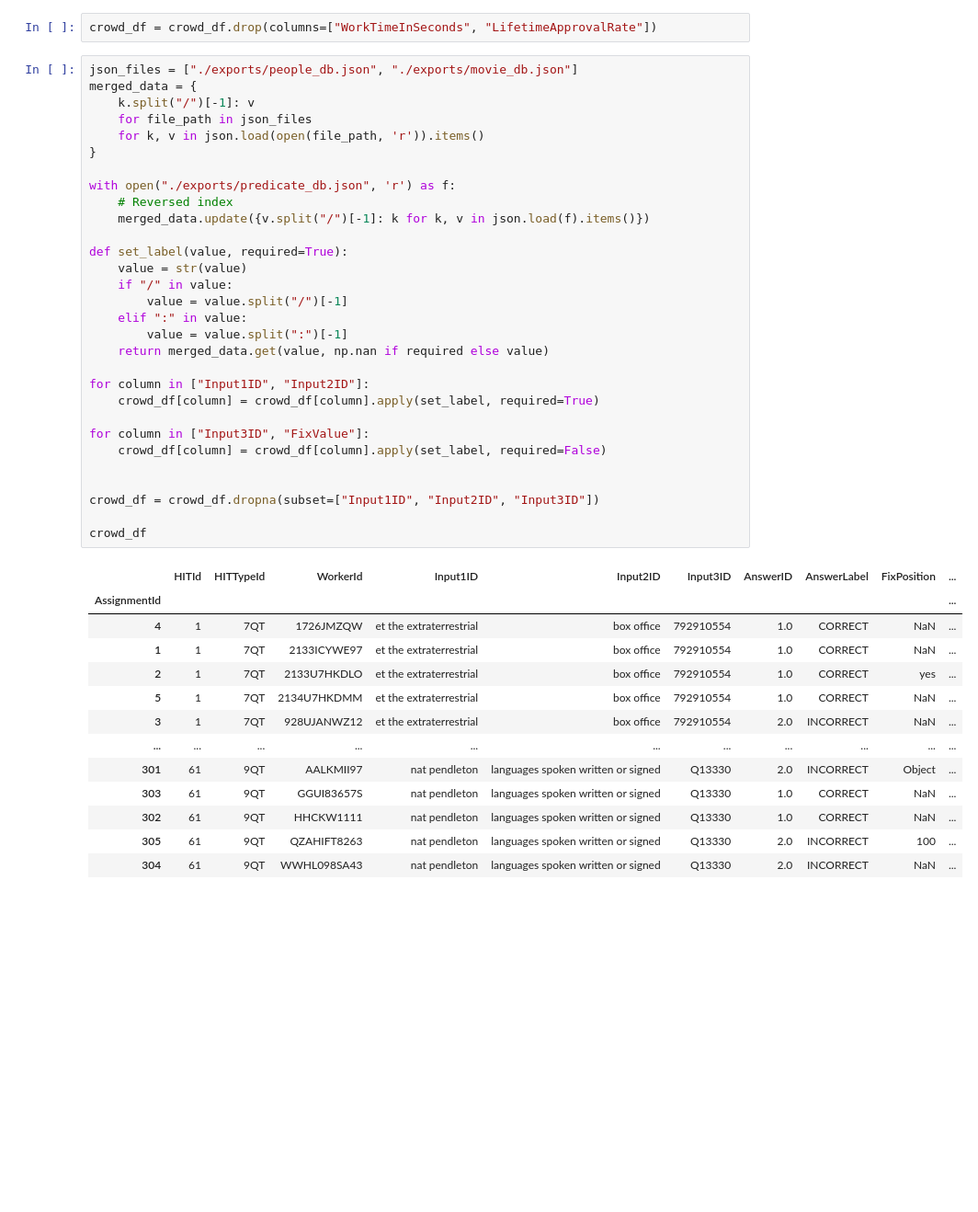
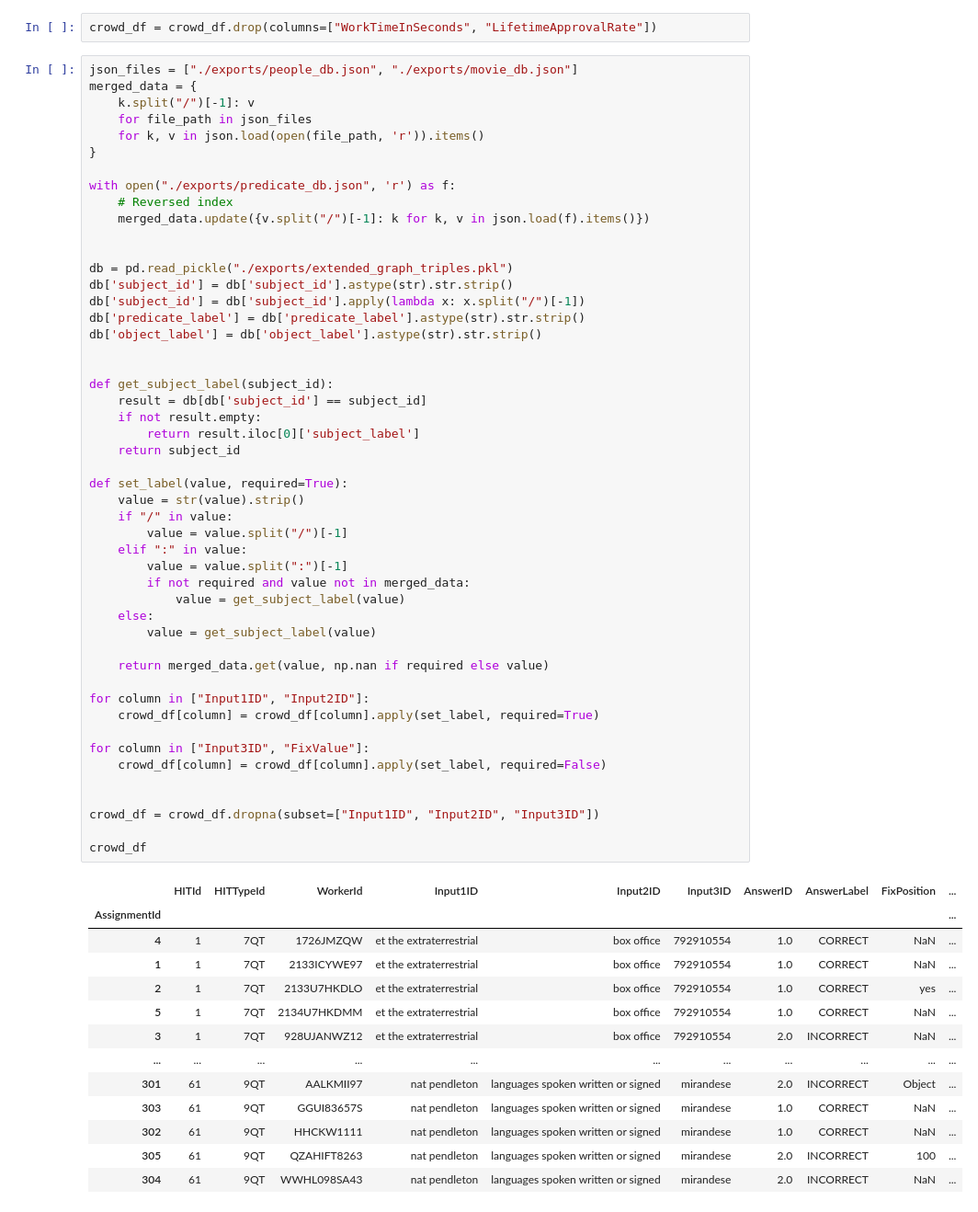
Before and after one commit to random9nessss/HS-24-Advanced-Topics-in-Artificial-Intelligence, a Jupyter notebook: development/crowd_source_2.ipynb, the cells around one changed output. Shown at 92% size. Drawn from its saved outputs; the diff is of its cells as text; blank space fills up the shorter version.

```diff
--- a/development/crowd_source_2.ipynb
+++ b/development/crowd_source_2.ipynb
@@ -106,39 +105,58 @@ merged_data = {
 with open("./exports/predicate_db.json", 'r') as f:
     # Reversed index
     merged_data.update({v.split("/")[-1]: k for k, v in json.load(f).items()})
 
+
+db = pd.read_pickle("./exports/extended_graph_triples.pkl")
+db['subject_id'] = db['subject_id'].astype(str).str.strip()
+db['subject_id'] = db['subject_id'].apply(lambda x: x.split("/")[-1])
+db['predicate_label'] = db['predicate_label'].astype(str).str.strip()
+db['object_label'] = db['object_label'].astype(str).str.strip()
+
+
+def get_subject_label(subject_id):
+    result = db[db['subject_id'] == subject_id]
+    if not result.empty:
+        return result.iloc[0]['subject_label']
+    return subject_id
+
 def set_label(value, required=True):
-    value = str(value)
+    value = str(value).strip()
     if "/" in value:
         value = value.split("/")[-1]
     elif ":" in value:
         value = value.split(":")[-1]
+        if not required and value not in merged_data:
+            value = get_subject_label(value)
+    else:
+        value = get_subject_label(value)
+
     return merged_data.get(value, np.nan if required else value)
 
 for column in ["Input1ID", "Input2ID"]:
     crowd_df[column] = crowd_df[column].apply(set_label, required=True)
 
 for column in ["Input3ID", "FixValue"]:
     crowd_df[column] = crowd_df[column].apply(set_label, required=False)
 
 
 crowd_df = crowd_df.dropna(subset=["Input1ID", "Input2ID", "Input3ID"])
 
 crowd_df
 # %% [output]
 |  | HITId | HITTypeId | WorkerId | Input1ID | Input2ID | Input3ID | AnswerID | AnswerLabel | FixPosition | ... |
 | AssignmentId |  |  |  |  |  |  |  |  |  | ... |
 | 4 | 1 | 7QT | 1726JMZQW | et the extraterrestrial | box office | 792910554 | 1.0 | CORRECT | NaN | ... |
 | 1 | 1 | 7QT | 2133ICYWE97 | et the extraterrestrial | box office | 792910554 | 1.0 | CORRECT | NaN | ... |
 | 2 | 1 | 7QT | 2133U7HKDLO | et the extraterrestrial | box office | 792910554 | 1.0 | CORRECT | yes | ... |
 | 5 | 1 | 7QT | 2134U7HKDMM | et the extraterrestrial | box office | 792910554 | 1.0 | CORRECT | NaN | ... |
 | 3 | 1 | 7QT | 928UJANWZ12 | et the extraterrestrial | box office | 792910554 | 2.0 | INCORRECT | NaN | ... |
 | ... | ... | ... | ... | ... | ... | ... | ... | ... | ... | ... |
-| 301 | 61 | 9QT | AALKMII97 | nat pendleton | languages spoken written or signed | Q13330 | 2.0 | INCORRECT | Object | ... |
-| 303 | 61 | 9QT | GGUI83657S | nat pendleton | languages spoken written or signed | Q13330 | 1.0 | CORRECT | NaN | ... |
-| 302 | 61 | 9QT | HHCKW1111 | nat pendleton | languages spoken written or signed | Q13330 | 1.0 | CORRECT | NaN | ... |
-| 305 | 61 | 9QT | QZAHIFT8263 | nat pendleton | languages spoken written or signed | Q13330 | 2.0 | INCORRECT | 100 | ... |
-| 304 | 61 | 9QT | WWHL098SA43 | nat pendleton | languages spoken written or signed | Q13330 | 2.0 | INCORRECT | NaN | ... |
+| 301 | 61 | 9QT | AALKMII97 | nat pendleton | languages spoken written or signed | mirandese | 2.0 | INCORRECT | Object | ... |
+| 303 | 61 | 9QT | GGUI83657S | nat pendleton | languages spoken written or signed | mirandese | 1.0 | CORRECT | NaN | ... |
+| 302 | 61 | 9QT | HHCKW1111 | nat pendleton | languages spoken written or signed | mirandese | 1.0 | CORRECT | NaN | ... |
+| 305 | 61 | 9QT | QZAHIFT8263 | nat pendleton | languages spoken written or signed | mirandese | 2.0 | INCORRECT | 100 | ... |
+| 304 | 61 | 9QT | WWHL098SA43 | nat pendleton | languages spoken written or signed | mirandese | 2.0 | INCORRECT | NaN | ... |
 220 rows × 10 columns
 # %%
 result = (
```
Also changed, not shown: parts of 8 cells of this notebook, 3 other files.
